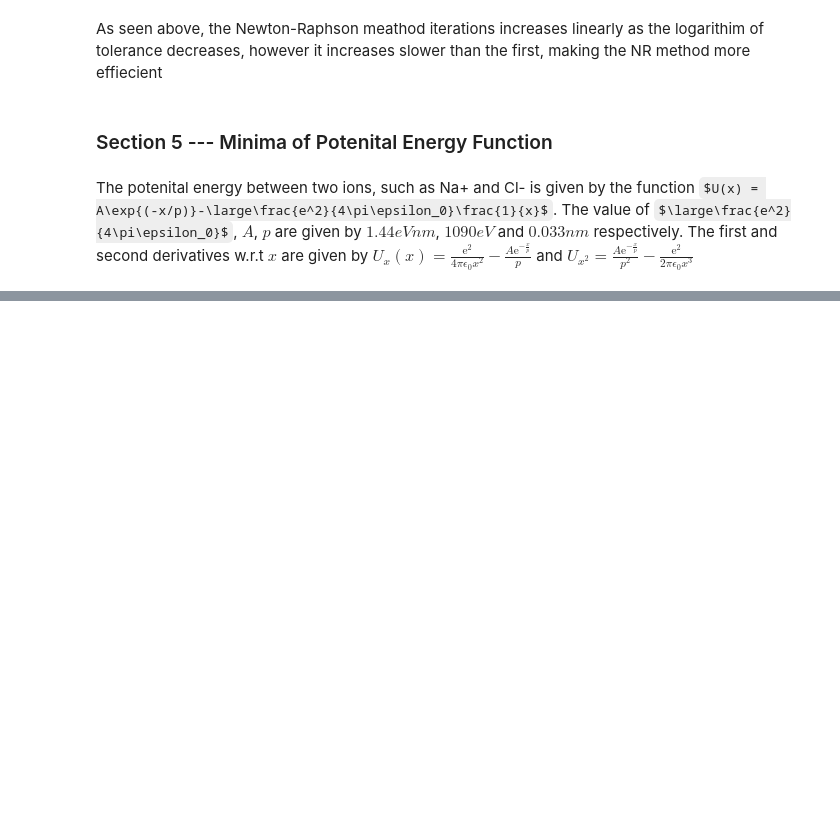
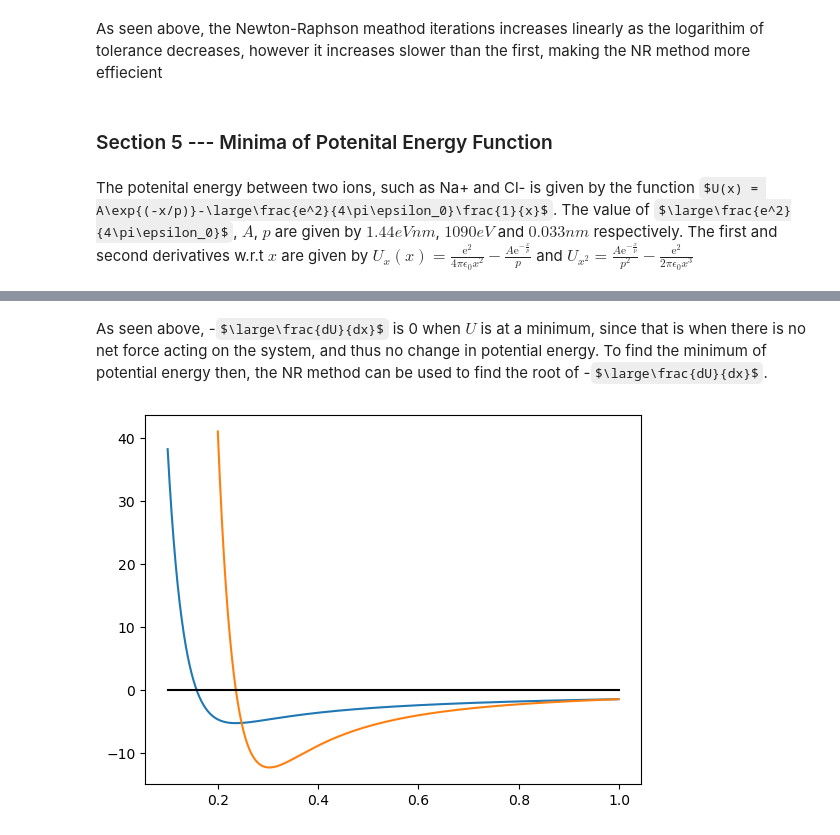
Before and after one commit to MattsonIsaac/AssignmentOne, a Jupyter notebook: Main.ipynb, the cells around one changed output, grey strips where cells are left out. Saved outputs shown, nothing was run; the diff lists cells and outputs as text; code cells hidden in the pictures; some formulas as TeX source; blank space fills up the shorter version.

```diff
--- a/Main.ipynb
+++ b/Main.ipynb
@@ -162,0 +165,11 @@ TypeError: unsupported operand type(s) for ^: 'float' and 'int'
+# %% [markdown]
+As seen above, -$\large\frac{dU}{dx}$ is 0 when $U$ is at a minimum, since that is when there is no net force acting on the system, and thus no change in potential energy. To find the minimum of potential energy then, the NR method can be used to find the root of -$\large\frac{dU}{dx}$.
+# %%
+plt.plot(x,U(x))
+plt.plot(x2,-dUdx(x2))
+plt.plot(x,x*0,"k")
+plt.show()
+
+#TODO: Finish Graph
+# %% [output]
+[figure, added]
```
Also changed, not shown: parts of 2 cells of this notebook.
